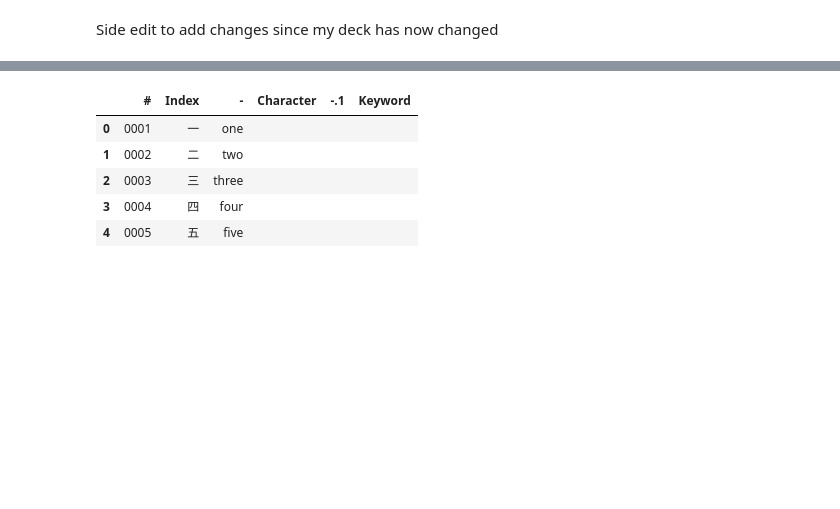
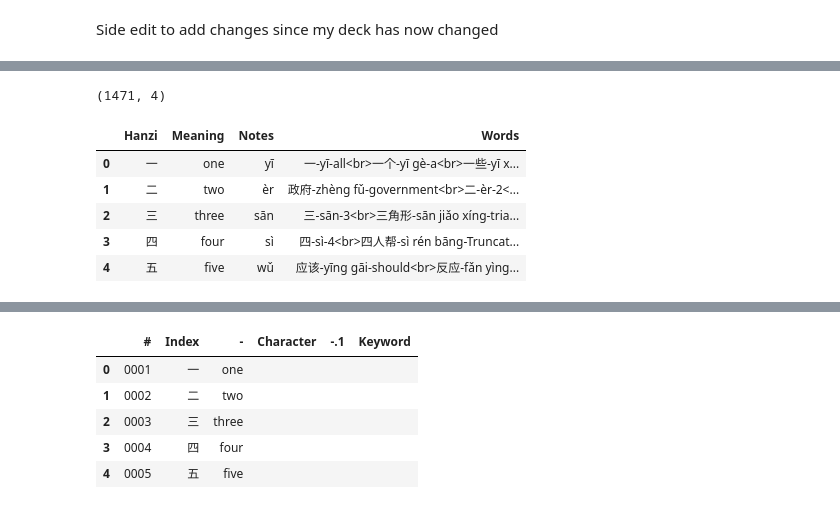
Before and after one commit to Tclack88/misc-analysis, a Jupyter notebook: mandarin_frequency_analysis/pinyin_conversion.ipynb, the cells around one changed output, grey strips where cells are left out. Cells and saved outputs as stored; diff of their text form; code cells hidden in the pictures; blank space fills up the shorter version.

Commit message:
made changes to update the uploaded deck. Examples now present

```diff
--- a/mandarin_frequency_analysis/pinyin_conversion.ipynb
+++ b/mandarin_frequency_analysis/pinyin_conversion.ipynb
@@ -329,0 +318,6 @@ old.tail()
+# %%
+headers =  ["Hanzi", "Meaning", "Notes", "Words"]
+base_data = pd.read_csv('heisig1_to_edit.csv', index_col=False, names=headers) #uploaded file
+examples_data = pd.read_csv('heisig1_with_examples.csv', index_col=False, names=headers) #uploaded file
+print(base_data.shape)
+base_data.head()
@@ -329,0 +332,11 @@ old.tail()
+# %%
+print(examples_data.shape)
+examples_data.head()
+# %% [output]
+(1471, 4)
+|  | Hanzi | Meaning | Notes | Words |
+| 0 | 一 | one | yī | 一-yī-all<br>一个-yī gè-a<br>一些-yī x... |
+| 1 | 二 | two | èr | 政府-zhèng fǔ-government<br>二-èr-2<... |
+| 2 | 三 | three | sān | 三-sān-3<br>三角形-sān jiǎo xíng-tria... |
+| 3 | 四 | four | sì | 四-sì-4<br>四人帮-sì rén bāng-Truncat... |
+| 4 | 五 | five | wǔ | 应该-yīng gāi-should<br>反应-fǎn yìng... |
```
Also changed, not shown: parts of 5 cells of this notebook.
